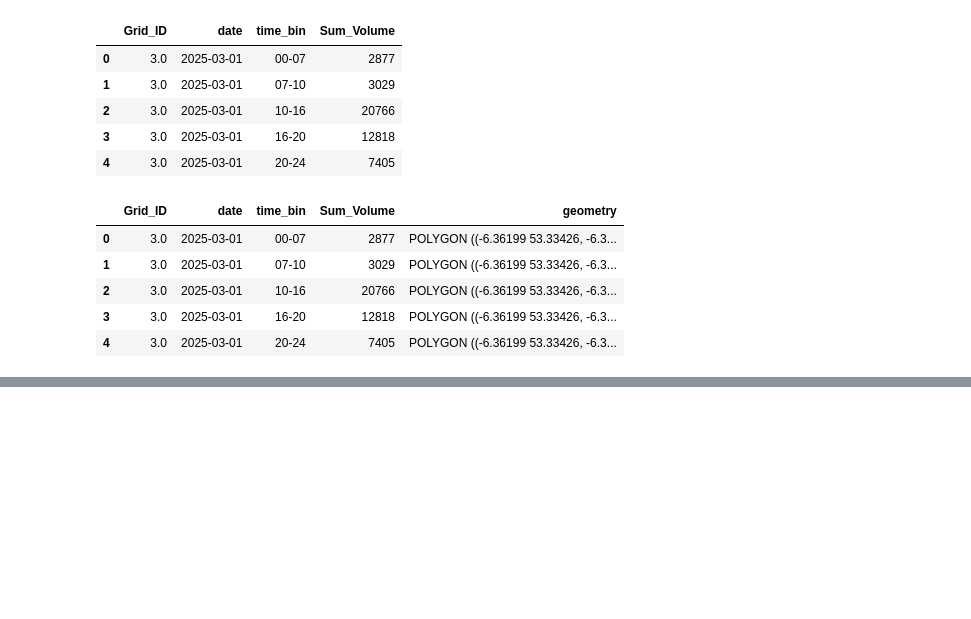
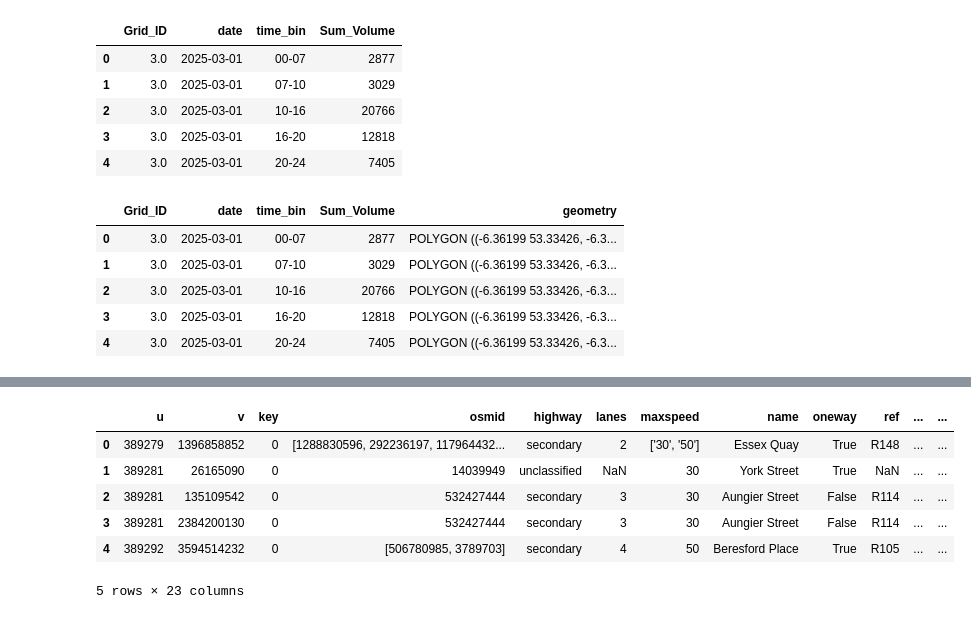
Before and after one commit to kirva123/Hackathon2025, a Jupyter notebook: Regional copy.ipynb, the cells around one changed output, grey strips where cells are left out. Saved outputs shown, nothing was run; the diff lists cells and outputs as text; code cells hidden in the pictures; blank space fills up the shorter version.

```diff
--- a/Regional copy.ipynb
+++ b/Regional copy.ipynb
@@ -306,0 +338,25 @@ for tb in time_bins:
+# %%
+geo_edges["start_point"] = geo_edges.geometry.apply(lambda x: Point(x.coords[0]))
+geo_edges["end_point"]   = geo_edges.geometry.apply(lambda x: Point(x.coords[-1]))
+
+# 2. Make GeoDataFrames for start and end points
+start_gdf = gpd.GeoDataFrame(geo_edges[["start_point"]], geometry="start_point", crs=geo_edges.crs)
+end_gdf   = gpd.GeoDataFrame(geo_edges[["end_point"]], geometry="end_point", crs=geo_edges.crs)
+
+# 3. Spatial join each point set with the grid polygons
+start_joined = gpd.sjoin(start_gdf, grid, how="left", predicate="within")
+end_joined   = gpd.sjoin(end_gdf, grid, how="left", predicate="within")
+
+# 4. Add Grid_IDs back to geo_edges
+geo_edges["start_grid"] = start_joined["Grid_ID"].values
+geo_edges["end_grid"]   = end_joined["Grid_ID"].values
+
+geo_edges.head()
+# %% [output]
+|  | u | v | key | osmid | highway | lanes | maxspeed | name | oneway | ref | ... | ... |
+| 0 | 389279 | 1396858852 | 0 | [1288830596, 292236197, 117964432... | secondary | 2 | ['30', '50'] | Essex Quay | True | R148 | ... | ... |
+| 1 | 389281 | 26165090 | 0 | 14039949 | unclassified | NaN | 30 | York Street | True | NaN | ... | ... |
+| 2 | 389281 | 135109542 | 0 | 532427444 | secondary | 3 | 30 | Aungier Street | False | R114 | ... | ... |
+| 3 | 389281 | 2384200130 | 0 | 532427444 | secondary | 3 | 30 | Aungier Street | False | R114 | ... | ... |
+| 4 | 389292 | 3594514232 | 0 | [506780985, 3789703] | secondary | 4 | 50 | Beresford Place | True | R105 | ... | ... |
+5 rows × 23 columns
```
Also changed, not shown: parts of 14 cells of this notebook.
